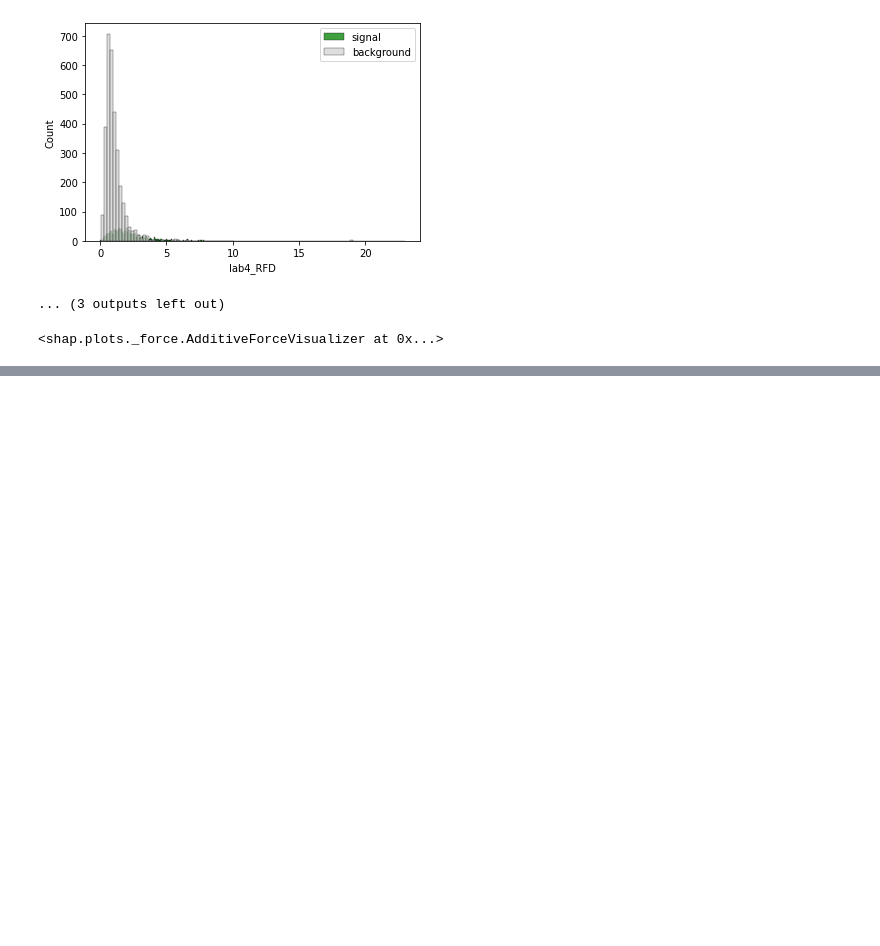
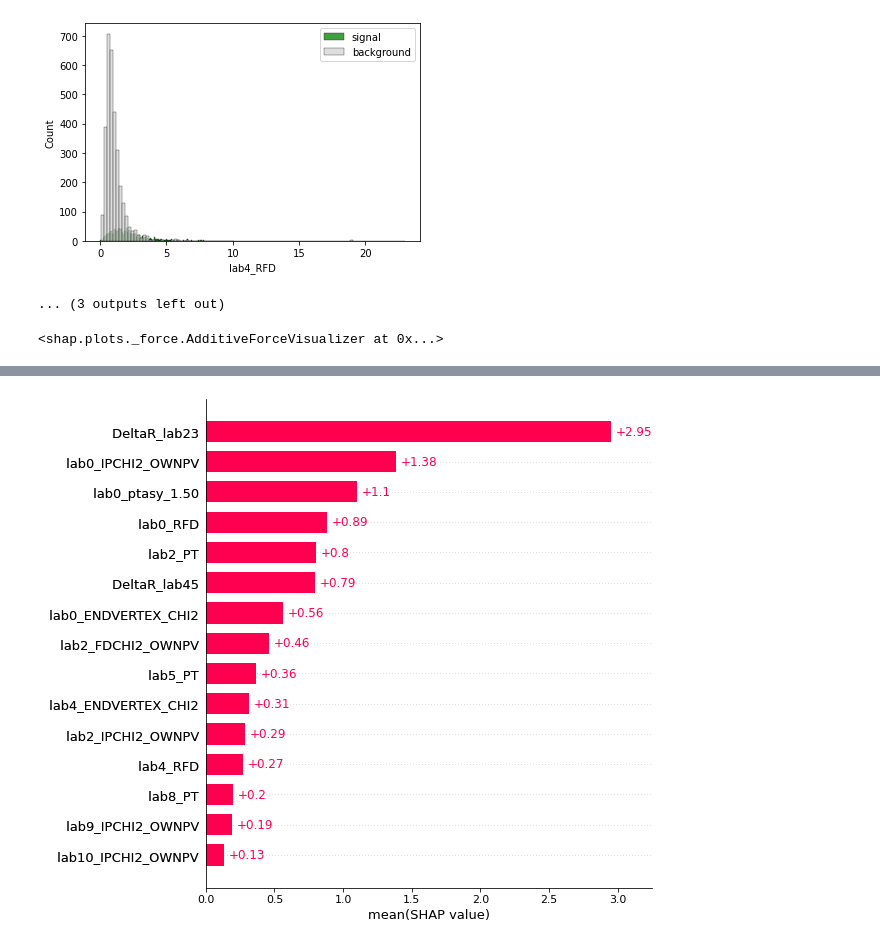
Before and after one commit to tomaszrajchel/thesis, a Jupyter notebook: shap_explanations.ipynb, the cells around one changed output, grey strips where cells are left out. Saved outputs shown, nothing was run; the diff lists cells and outputs as text; code cells hidden in the pictures; blank space fills up the shorter version.

```diff
--- a/shap_explanations.ipynb
+++ b/shap_explanations.ipynb
@@ -78,0 +94,5 @@ Wykres sumaryczny uwzgldnia wszystkie cechy uzyte w modelu. Prezentowane ponizej
+# %%
+# global feature importance plot
+shap.plots.bar(explainer(X), max_display=20)
+# %% [output]
+[figure, added]
```
Also changed, not shown: parts of 8 cells of this notebook, 1 other file.
